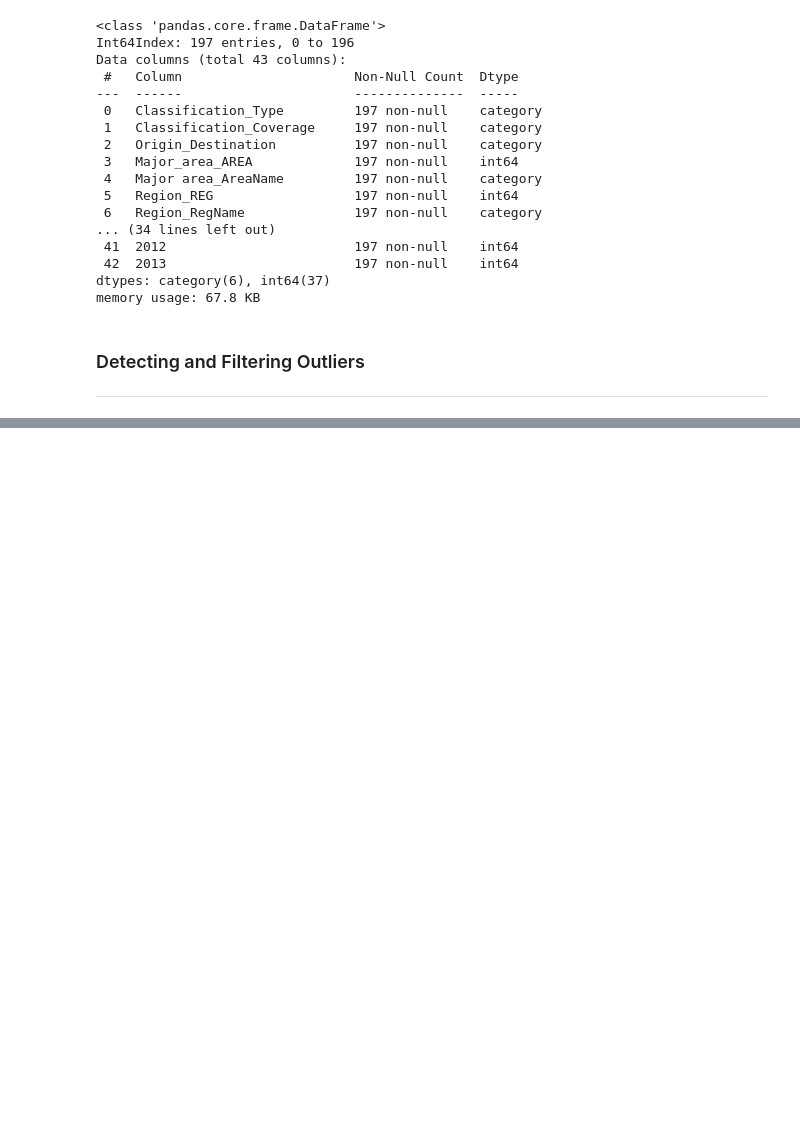
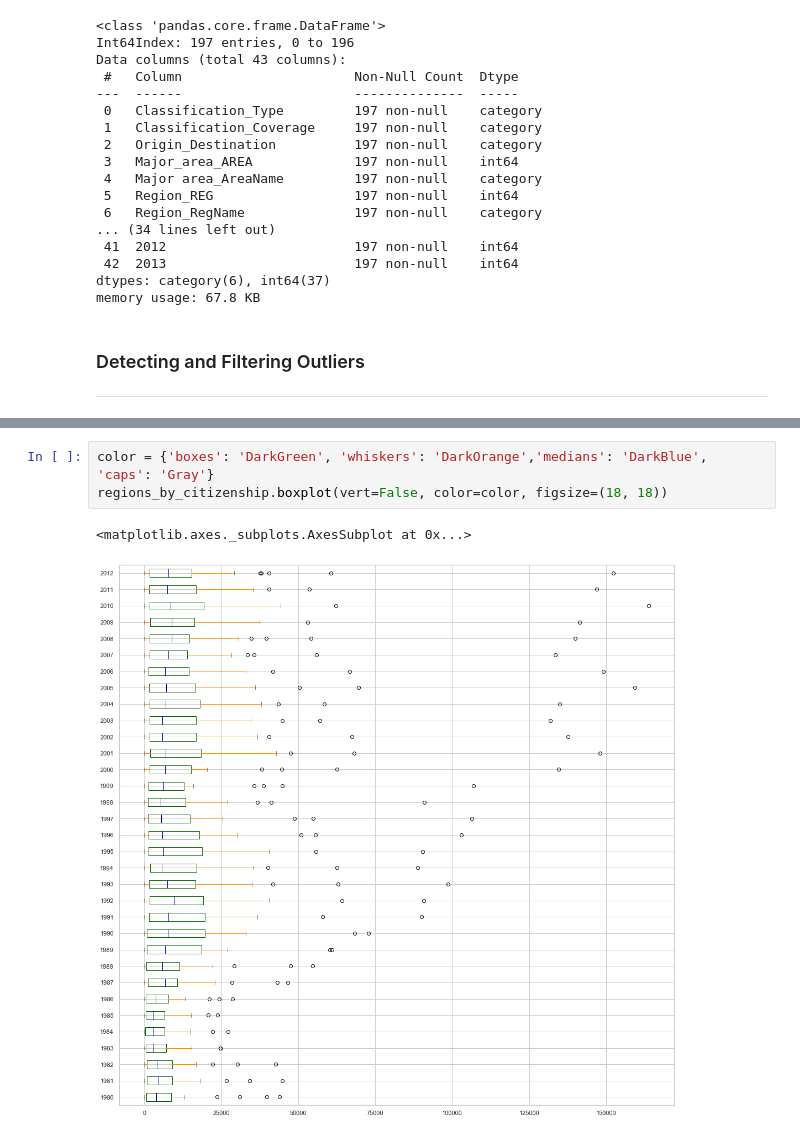
Before and after one commit to rttrif/TrifonovRS.Data_Analysiss_Portfolio.github.io, a Jupyter notebook: 1. Data Wrangling/Project 1 - Immigration of Canada/Project 1 - Immigration of Canada.ipynb, the cells around one changed output, grey strips where cells are left out. Saved outputs shown, nothing was run; the diff lists cells and outputs as text; blank space fills up the shorter version.

```diff
--- a/1. Data Wrangling/Project 1 - Immigration of Canada/Project 1 - Immigration of Canada.ipynb
+++ b/1. Data Wrangling/Project 1 - Immigration of Canada/Project 1 - Immigration of Canada.ipynb
@@ -941,0 +982,6 @@ memory usage: 67.8 KB
+# %%
+color = {'boxes': 'DarkGreen', 'whiskers': 'DarkOrange','medians': 'DarkBlue', 'caps': 'Gray'}
+regions_by_citizenship.boxplot(vert=False, color=color, figsize=(18, 18))
+# %% [output]
+<matplotlib.axes._subplots.AxesSubplot at 0x...>
+[figure, added]
```
Also changed, not shown: parts of 11 cells of this notebook.
